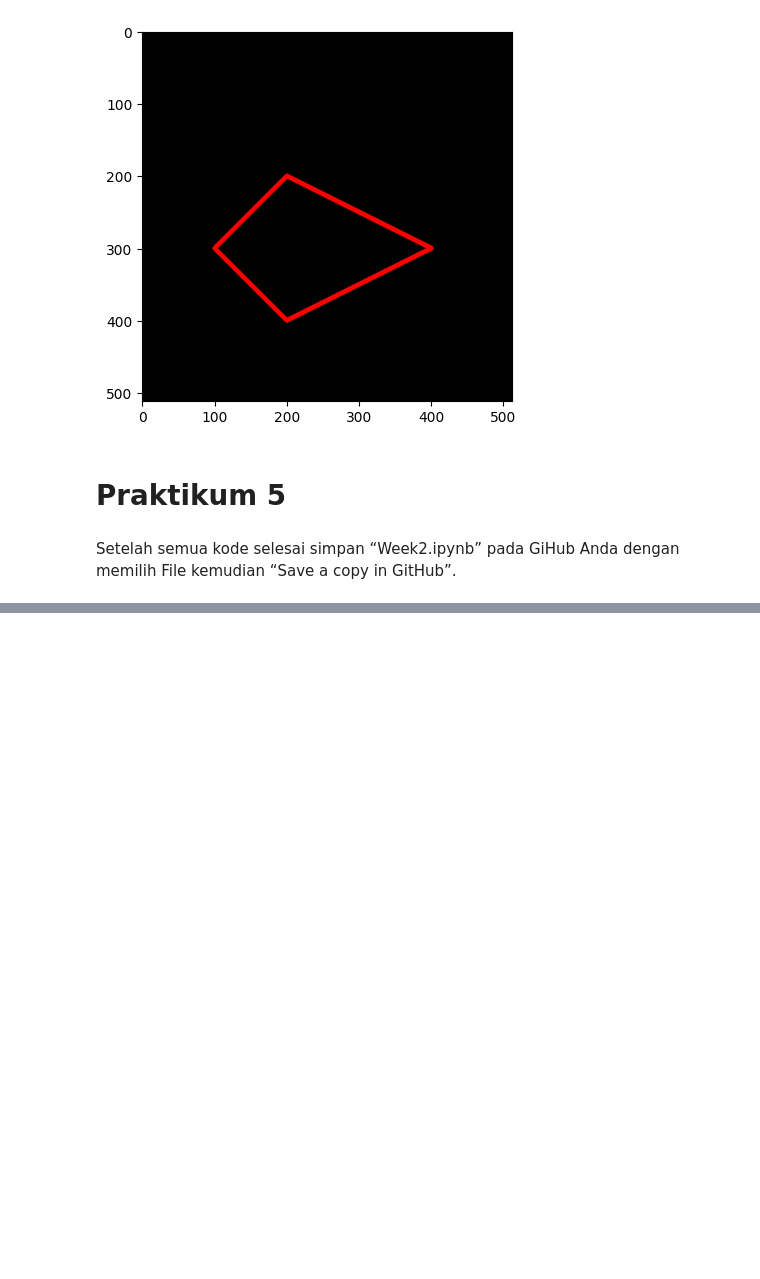
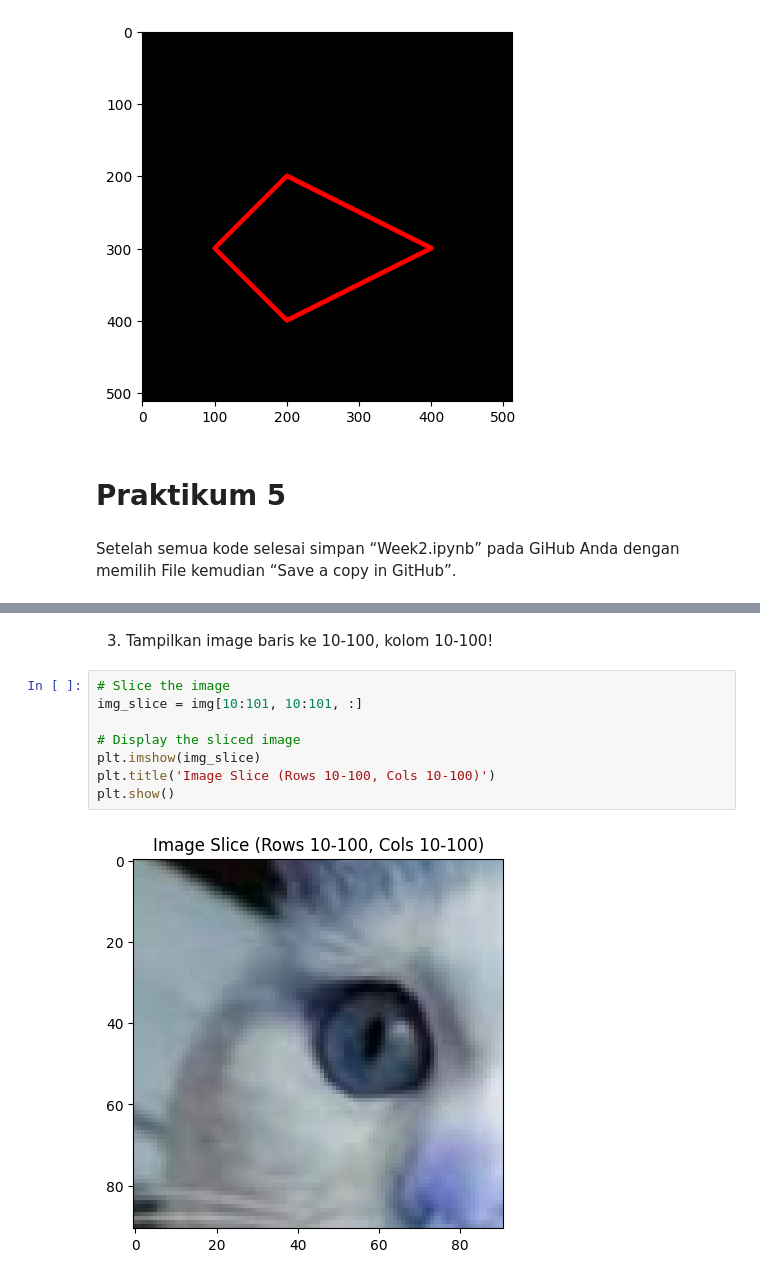
Before and after one commit to akhunzakp/PCVK-2025, a Jupyter notebook: Week2.ipynb, the cells around one changed output, grey strips where cells are left out. Drawn from its saved outputs; the diff is of its cells as text; blank space fills up the shorter version.

```diff
--- a/Week2.ipynb
+++ b/Week2.ipynb
@@ -202,0 +252,12 @@ File kemudian “Save a copy in GitHub”.
+# %% [markdown]
+3. Tampilkan image baris ke 10-100, kolom 10-100!
+# %%
+# Slice the image
+img_slice = img[10:101, 10:101, :]
+
+# Display the sliced image
+plt.imshow(img_slice)
+plt.title('Image Slice (Rows 10-100, Cols 10-100)')
+plt.show()
+# %% [output]
+[figure, added]
```
Also changed, not shown: parts of 19 cells of this notebook.
